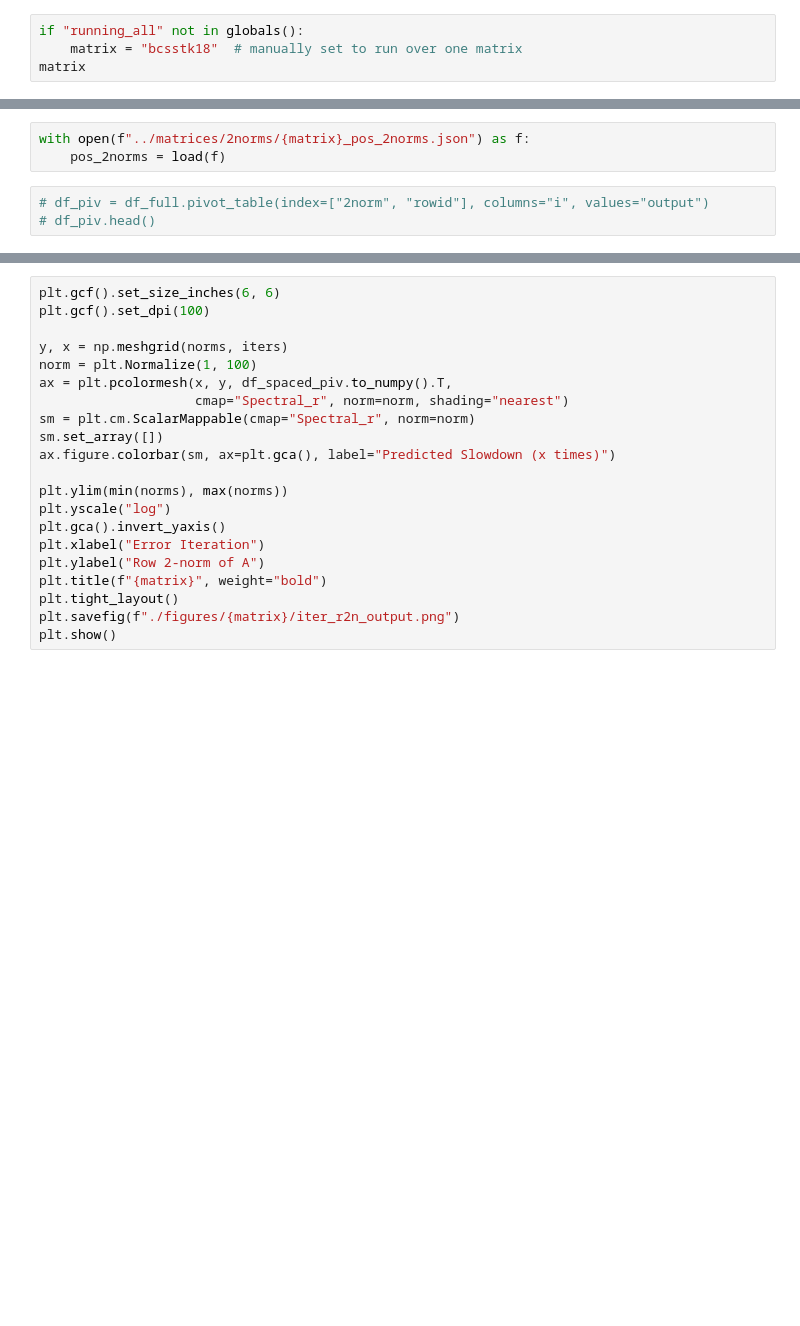
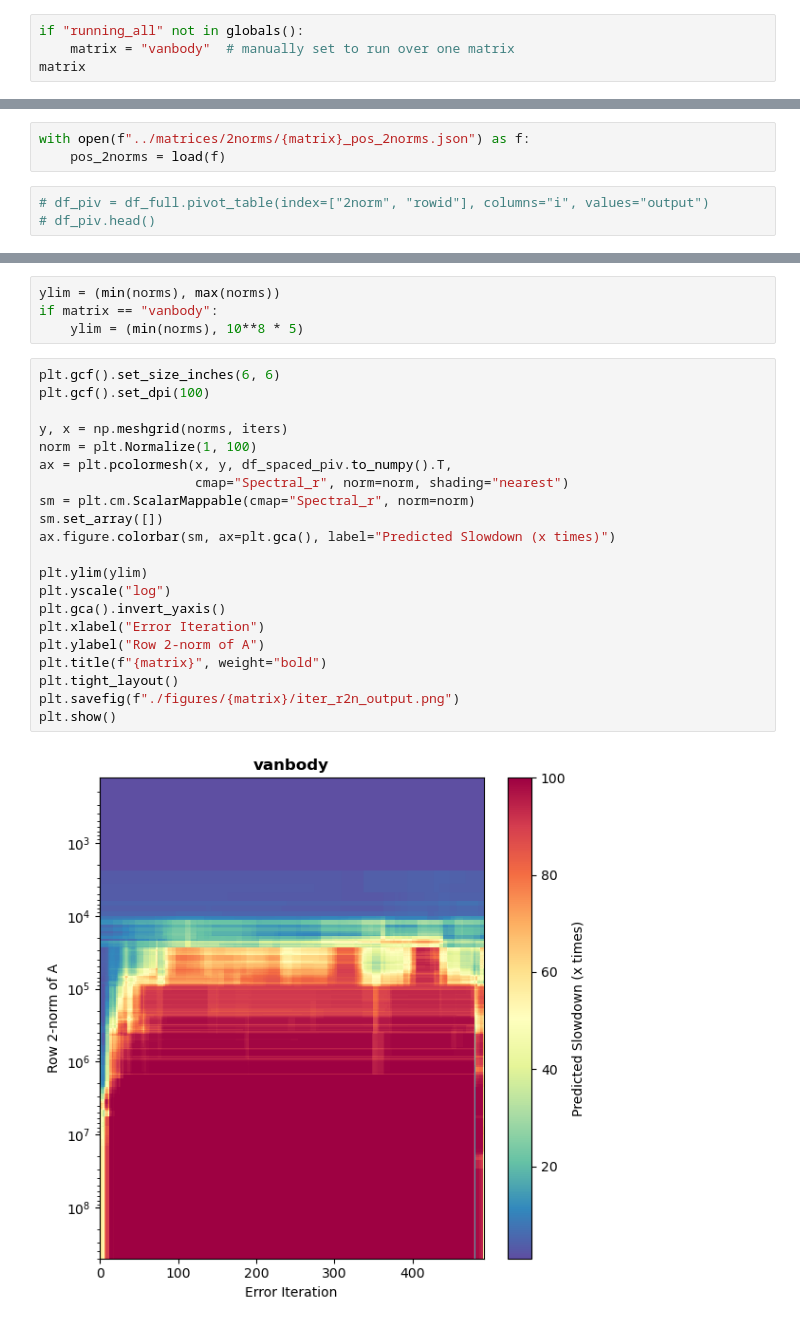
Before and after one commit to DanielRJohnson/Dynamic-Selective-Protection, a Jupyter notebook: analyses/protection_vis.ipynb, the cells around one changed output, grey strips where cells are left out. Saved outputs shown, nothing was run; the diff lists cells and outputs as text; blank space fills up the shorter version.

Commit message:
remove .mat from figs and set ylim for vanbody regression

```diff
--- a/analyses/protection_vis.ipynb
+++ b/analyses/protection_vis.ipynb
@@ -22,4 +25,4 @@ if "running_all" not in globals():
 # %%
 if "running_all" not in globals():
-    matrix = "bcsstk18"  # manually set to run over one matrix
+    matrix = "vanbody"  # manually set to run over one matrix
 matrix
@@ -110,24 +140,30 @@ df_spaced_piv.head()
+# %%
+ylim = (min(norms), max(norms))
+if matrix == "vanbody":
+    ylim = (min(norms), 10**8 * 5)
 # %%
 plt.gcf().set_size_inches(6, 6)
 plt.gcf().set_dpi(100)
 
 y, x = np.meshgrid(norms, iters)
 norm = plt.Normalize(1, 100)
 ax = plt.pcolormesh(x, y, df_spaced_piv.to_numpy().T,
                     cmap="Spectral_r", norm=norm, shading="nearest")
 sm = plt.cm.ScalarMappable(cmap="Spectral_r", norm=norm)
 sm.set_array([])
 ax.figure.colorbar(sm, ax=plt.gca(), label="Predicted Slowdown (x times)")
 
-plt.ylim(min(norms), max(norms))
+plt.ylim(ylim)
 plt.yscale("log")
 plt.gca().invert_yaxis()
 plt.xlabel("Error Iteration")
 plt.ylabel("Row 2-norm of A")
 plt.title(f"{matrix}", weight="bold")
 plt.tight_layout()
 plt.savefig(f"./figures/{matrix}/iter_r2n_output.png")
 plt.show()
+# %% [output]
+[figure, added]
 # %%
 fig, (ax1, ax2) = plt.subplots(nrows=2)
 fig.set_size_inches(5, 7)
```
Also changed, not shown: parts of 11 cells of this notebook, 6 other files.
